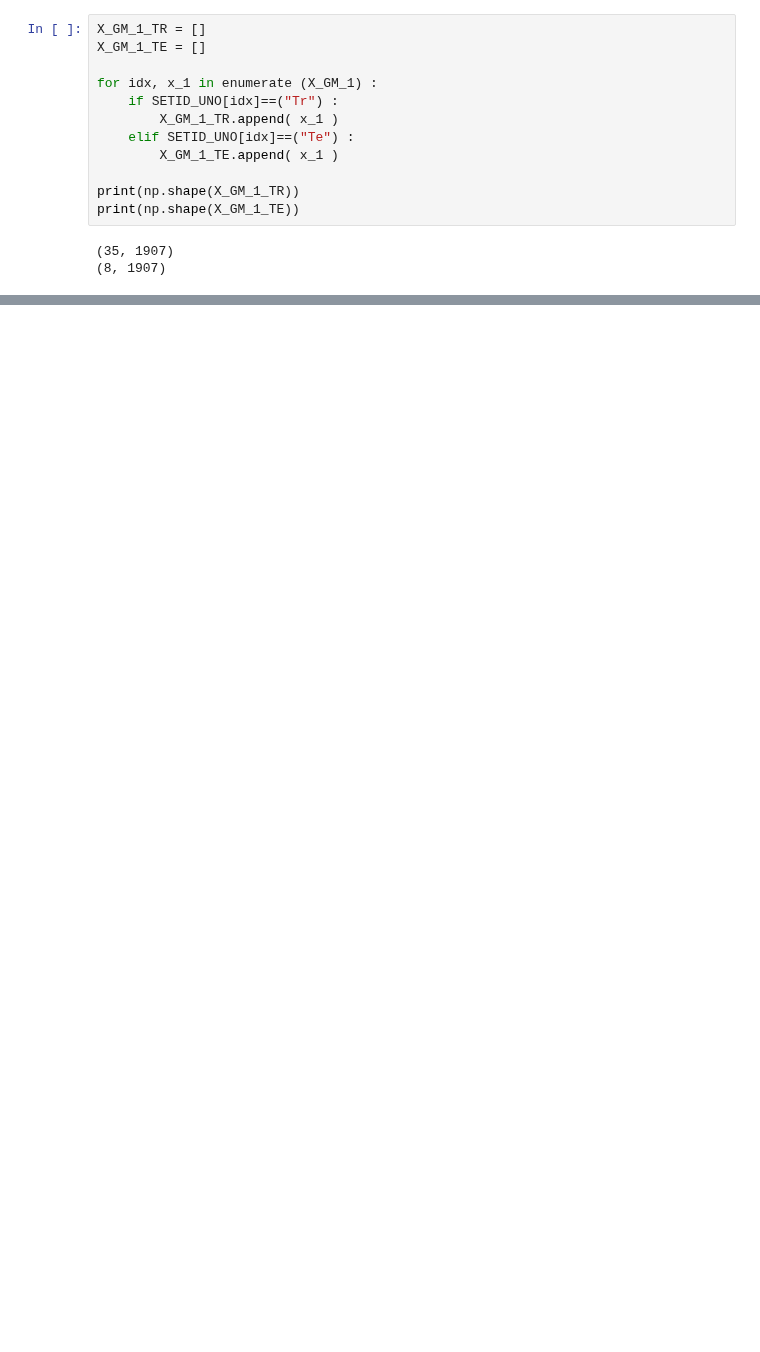
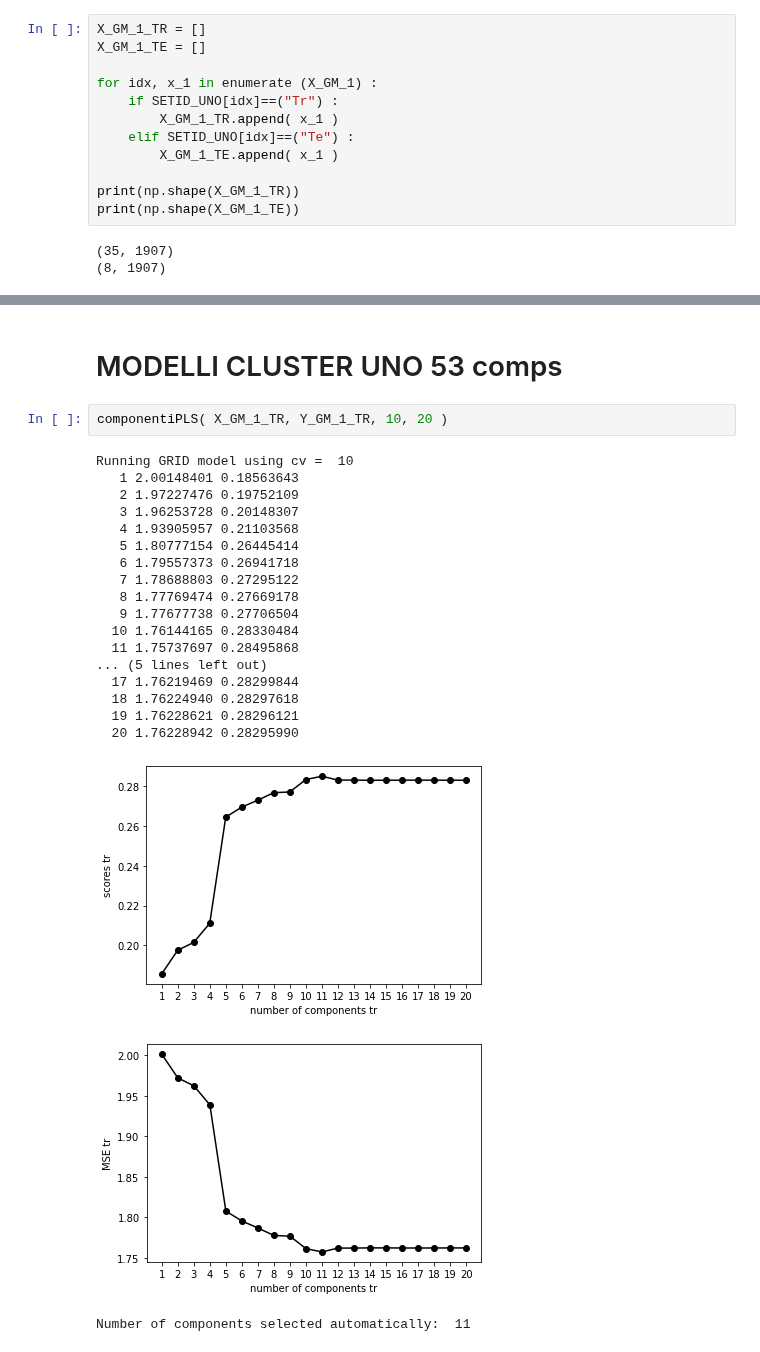
Before and after one commit to lstorchi/mllogdp, a Jupyter notebook: Modello_PLS_CLUSTERS_53_comps.ipynb, the cells around one changed output, grey strips where cells are left out. Drawn from its saved outputs; the diff is of its cells as text; blank space fills up the shorter version.

```diff
--- a/Modello_PLS_CLUSTERS_53_comps.ipynb
+++ b/Modello_PLS_CLUSTERS_53_comps.ipynb
@@ -450,0 +602,25 @@ print(np.shape(X_GM_2_TE))
+# %% [markdown]
+# MODELLI CLUSTER UNO 53 comps
+# %%
+componentiPLS( X_GM_1_TR, Y_GM_1_TR, 10, 20 )
+# %% [output]
+Running GRID model using cv =  10
+   1 2.00148401 0.18563643
+   2 1.97227476 0.19752109
+   3 1.96253728 0.20148307
+   4 1.93905957 0.21103568
+   5 1.80777154 0.26445414
+   6 1.79557373 0.26941718
+   7 1.78688803 0.27295122
+   8 1.77769474 0.27669178
+   9 1.77677738 0.27706504
+  10 1.76144165 0.28330484
+  11 1.75737697 0.28495868
+... (5 lines left out)
+  17 1.76219469 0.28299844
+  18 1.76224940 0.28297618
+  19 1.76228621 0.28296121
+  20 1.76228942 0.28295990
+[figure, added]
+[figure, added]
+Number of components selected automatically:  11
```
Also changed, not shown: parts of 16 cells of this notebook.
